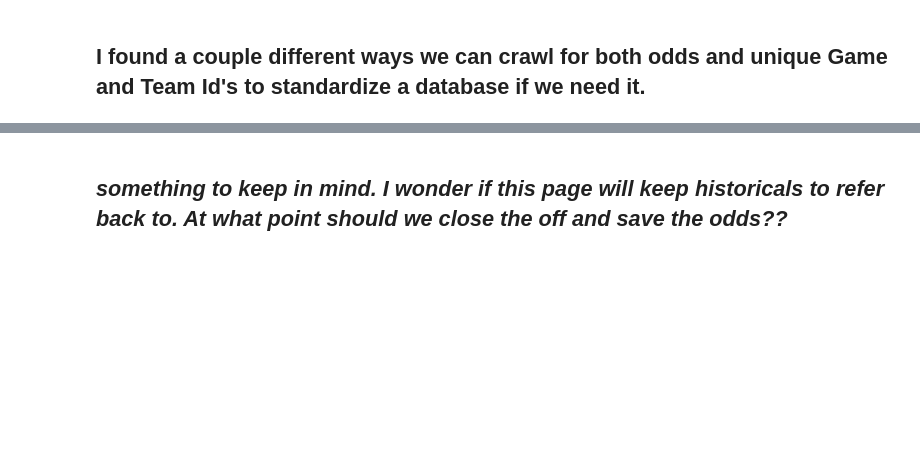
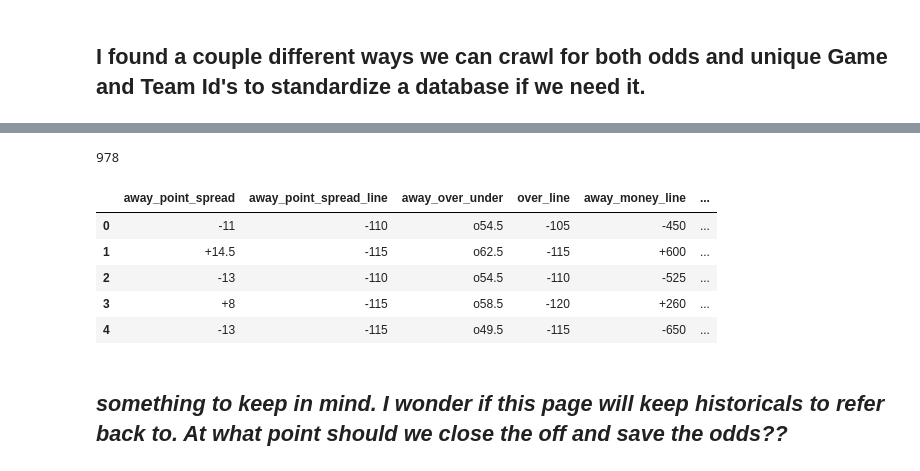
Before and after one commit to lawson-roberts/historical-odds-analysis, a Jupyter notebook: ncaa_odds_crawler.ipynb, the cells around one changed output, grey strips where cells are left out. Saved outputs shown, nothing was run; the diff lists cells and outputs as text; code cells hidden in the pictures; blank space fills up the shorter version.

```diff
--- a/ncaa_odds_crawler.ipynb
+++ b/ncaa_odds_crawler.ipynb
@@ -32,0 +41,5 @@ odds_list = driver.find_elements(By.CSS_SELECTOR, "div.ToujM.AsfGG.FuEs") ## odd
+# %%
+print("Count", len(team_list))
+
+for i in team_list:
+    print(i.text)
@@ -41,6 +72,8 @@ Odds Count 572
 # %%
 # for i in odds_list:
-for i in all_vars_list:
+# for i in open_odds_list:
+# for i in all_vars_list:
+for i in spread_ml_ou_list:
     print(i.text)
     # print(i.get_attribute("innerHTML"))
     # print(i.get_attribute("href"))
@@ -51,0 +98,45 @@ Stacktrace:
+# %%
+all_elements_list = []
+
+for i in spread_ml_ou_list:
+    # print(i.text)
+    if "\n" in i.text:
+        # Split the string at the newline character
+        result = i.text.split("\n")
+
+        for p in result:
+            all_elements_list.append(p)
+    else:
+        # If no newline character is found, put the entire string into a list
+        all_elements_list.append(i.text)
+
+    # all_elements_list.append(result)
+# %%
+len(all_elements_list)
+# %% [output]
+978
+# %%
+# Define the sequence or column names
+sequence = ['away_point_spread', 'away_point_spread_line', 'away_over_under', 'over_line', 'away_money_line'
+            , 'home_point_spread', 'home_point_spread_line', 'home_over_under', 'under_line', 'home_money_line']
+
+# Initialize an empty list to hold the chunked data
+chunked_data = []
+
+# Iterate through the list in chunks of 5
+for i in range(0, len(all_elements_list), len(sequence)):
+    chunk = all_elements_list[i:i+len(sequence)]
+    if len(chunk) == len(sequence):  # Only add full chunks
+        chunked_data.append(chunk)
+
+# Create a DataFrame from the chunked data
+df = pd.DataFrame(chunked_data, columns=sequence)
+# %%
+df.head()
+# %% [output]
+|  | away_point_spread | away_point_spread_line | away_over_under | over_line | away_money_line | ... |
+| 0 | -11 | -110 | o54.5 | -105 | -450 | ... |
+| 1 | +14.5 | -115 | o62.5 | -115 | +600 | ... |
+| 2 | -13 | -110 | o54.5 | -110 | -525 | ... |
+| 3 | +8 | -115 | o58.5 | -120 | +260 | ... |
+| 4 | -13 | -115 | o49.5 | -115 | -650 | ... |
```
Also changed, not shown: parts of 11 cells of this notebook, 1 other file.
